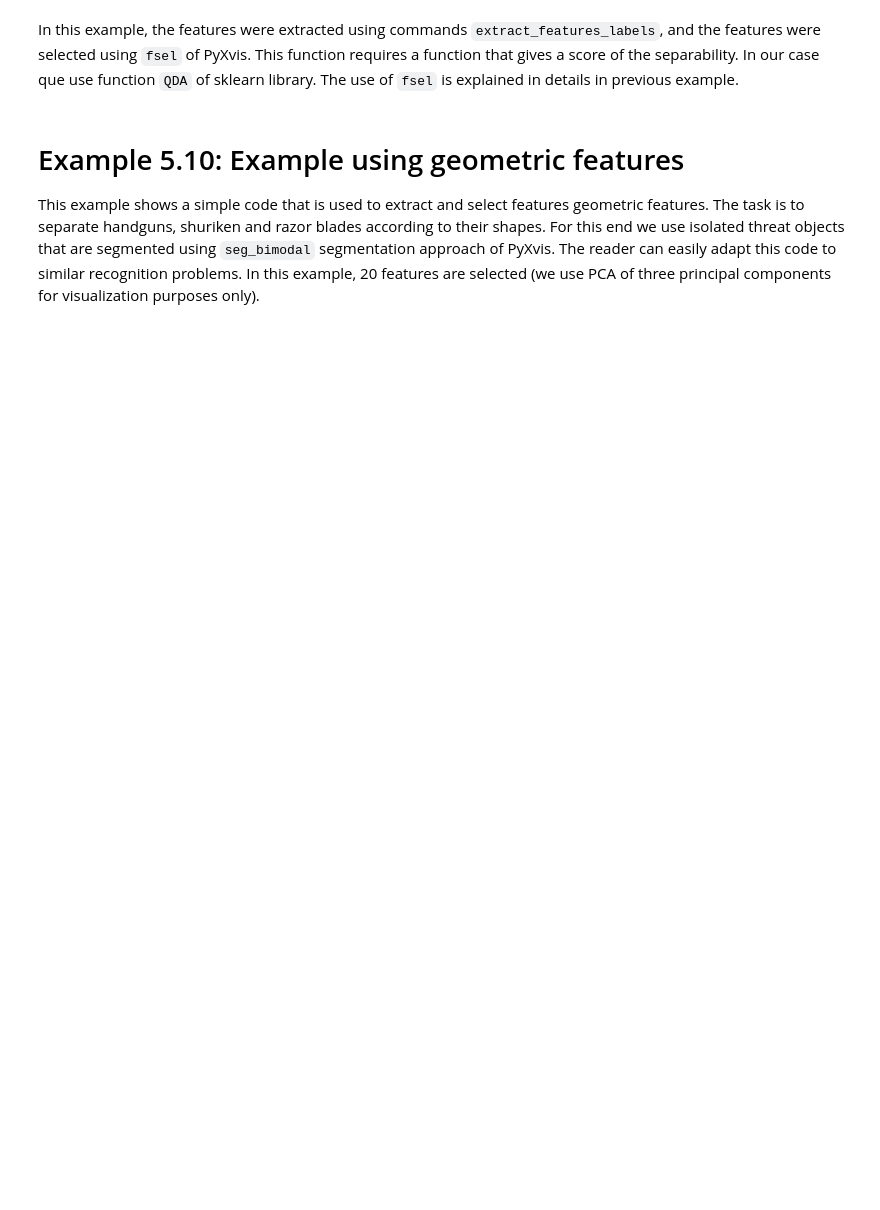
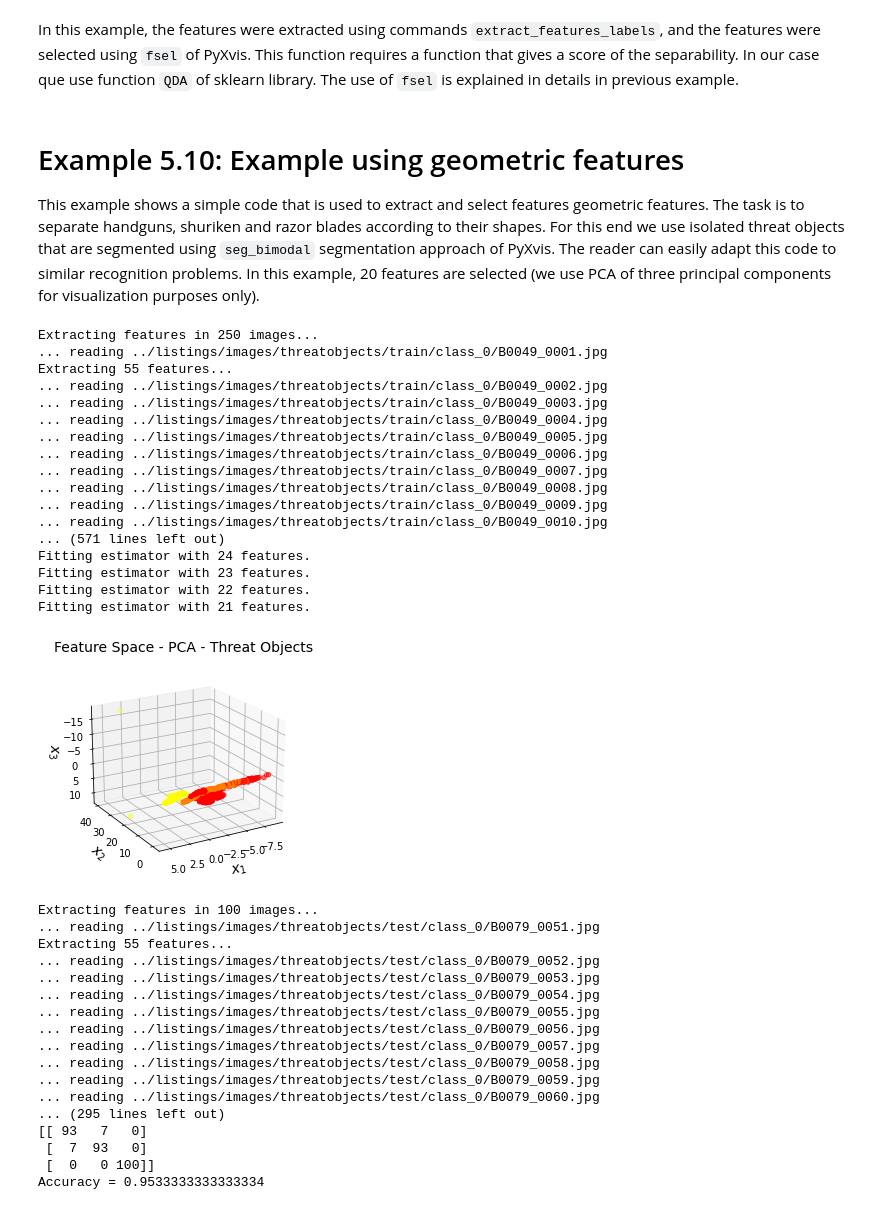
Before and after one commit to computervision-xray-testing/pyxvis, a Jupyter notebook: notebooks/Chapter_05.ipynb, the cells around one changed output. Cells and saved outputs as stored; diff of their text form; code cells hidden in the pictures; blank space fills up the shorter version.

```diff
--- a/notebooks/Chapter_05.ipynb
+++ b/notebooks/Chapter_05.ipynb
@@ -502,32 +601,69 @@ This example shows a simple code that is used to extract and select features geo
 # %%
 # ex_sfs_threatobjects.py: Example of extraction and selection of geometric features
 
 import numpy as np
 from pybalu.feature_selection import clean
 from pybalu.feature_transformation import normalize, pca
 from pyxvis.features.extraction import extract_features_labels
 from pyxvis.features.selection import fse_model, fse_sbs, clean_norm, clean_norm_transform
 from pyxvis.io.plots import plot_features3, print_confusion
 from sklearn.neighbors import KNeighborsClassifier as KNN
 
 # Training-Data
-path = 'images/threatobjects/'
-fx = ['basicgeo','ellipse','hugeo','flusser','fourierdes','gupta']
-X, d = extract_features_labels(fx,path+'train','jpg',segmentation = 'bimodal')
+path = '../listings/images/threatobjects/'
+fx = ['basicgeo', 'ellipse', 'hugeo', 'flusser', 'fourierdes', 'gupta']
+X, d = extract_features_labels(fx, path+'train', 'jpg', segmentation='bimodal')
 X, sclean, a, b = clean_norm(X)
 (name, params) = fse_model('LDA')
-ssbs = fse_sbs([name,params],X,d,20)
-X = X[:,ssbs]
+ssbs = fse_sbs([name, params], X, d, 20)
+X = X[:, ssbs]
 Ypca, _, _, _, _ = pca(X, n_components=3)
 plot_features3(Ypca, d, 'PCA - Threat Objects', view=(-160, 120))
 
 # Testing-Data
-Xt, dt = extract_features_labels(fx, path+'test', 'jpg', segmentation='bimodal')
+Xt, dt = extract_features_labels(
+    fx, path+'test', 'jpg', segmentation='bimodal')
 Xt = clean_norm_transform(Xt, sclean, a, b)
 Xt = Xt[:, ssbs]
 
 # Classification and Evaluation
 clf = KNN(n_neighbors=5)
 clf.fit(X, d)
-ds  = clf.predict(Xt)
-print_confusion(dt,ds)
+ds = clf.predict(Xt)
+print_confusion(dt, ds)
+# %% [output]
+Extracting features in 250 images...
+... reading ../listings/images/threatobjects/train/class_0/B0049_0001.jpg
+Extracting 55 features...
+... reading ../listings/images/threatobjects/train/class_0/B0049_0002.jpg
+... reading ../listings/images/threatobjects/train/class_0/B0049_0003.jpg
+... reading ../listings/images/threatobjects/train/class_0/B0049_0004.jpg
+... reading ../listings/images/threatobjects/train/class_0/B0049_0005.jpg
+... reading ../listings/images/threatobjects/train/class_0/B0049_0006.jpg
+... reading ../listings/images/threatobjects/train/class_0/B0049_0007.jpg
+... reading ../listings/images/threatobjects/train/class_0/B0049_0008.jpg
+... reading ../listings/images/threatobjects/train/class_0/B0049_0009.jpg
+... reading ../listings/images/threatobjects/train/class_0/B0049_0010.jpg
+... (571 lines left out)
+Fitting estimator with 24 features.
+Fitting estimator with 23 features.
+Fitting estimator with 22 features.
+Fitting estimator with 21 features.
+[figure, added]
+Extracting features in 100 images...
+... reading ../listings/images/threatobjects/test/class_0/B0079_0051.jpg
+Extracting 55 features...
+... reading ../listings/images/threatobjects/test/class_0/B0079_0052.jpg
+... reading ../listings/images/threatobjects/test/class_0/B0079_0053.jpg
+... reading ../listings/images/threatobjects/test/class_0/B0079_0054.jpg
+... reading ../listings/images/threatobjects/test/class_0/B0079_0055.jpg
+... reading ../listings/images/threatobjects/test/class_0/B0079_0056.jpg
+... reading ../listings/images/threatobjects/test/class_0/B0079_0057.jpg
+... reading ../listings/images/threatobjects/test/class_0/B0079_0058.jpg
+... reading ../listings/images/threatobjects/test/class_0/B0079_0059.jpg
+... reading ../listings/images/threatobjects/test/class_0/B0079_0060.jpg
+... (295 lines left out)
+[[ 93   7   0]
+ [  7  93   0]
+ [  0   0 100]]
+Accuracy = 0.9533333333333334
```
Also changed, not shown: parts of 9 cells of this notebook, 1 other file.
